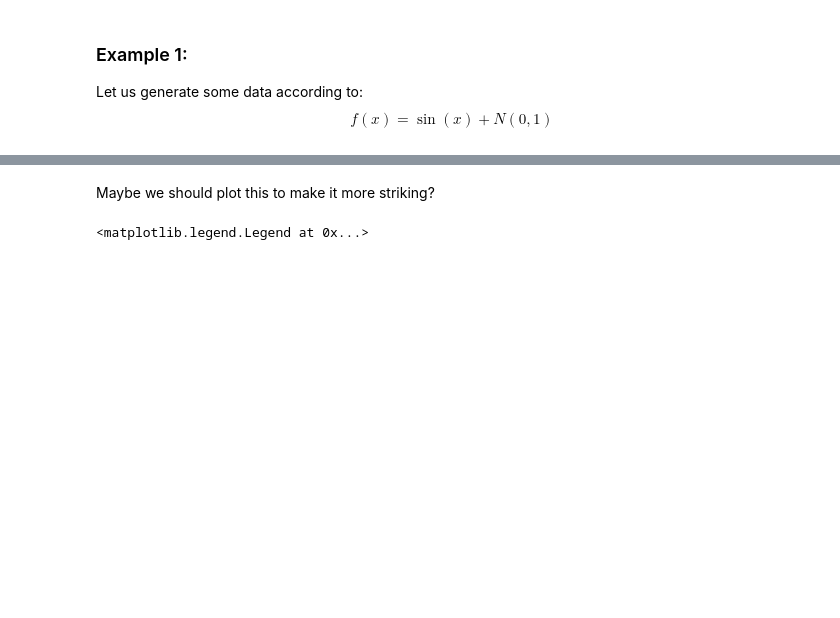
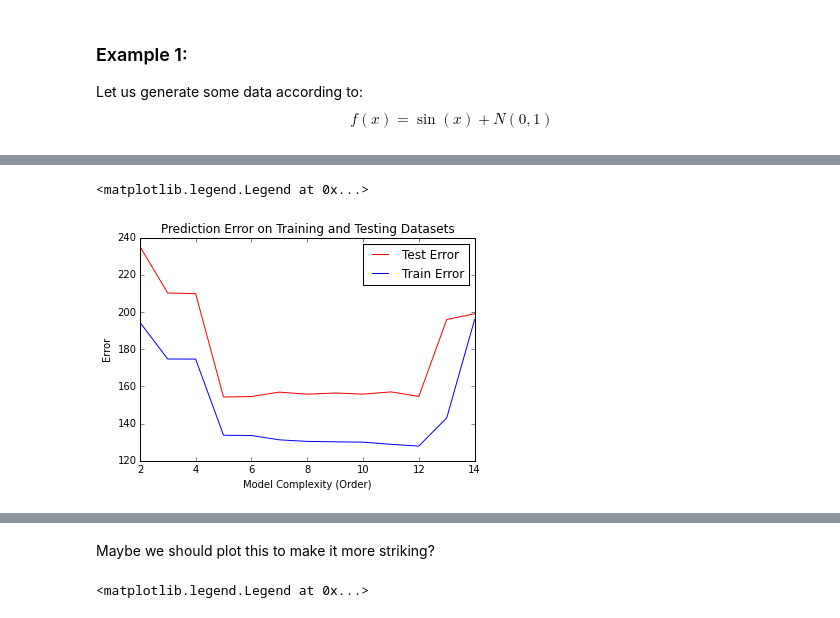
Before and after one commit to zafarali/explore-intelligence, a Jupyter notebook: 598/Lecture3.ipynb, the cells around one changed output, grey strips where cells are left out. Drawn from its saved outputs; the diff is of its cells as text; code cells hidden in the pictures; blank space fills up the shorter version.

```diff
--- a/598/Lecture3.ipynb
+++ b/598/Lecture3.ipynb
@@ -218,0 +219,11 @@ ORDER    TRAIN ERROR     TEST ERROR
+# %%
+complexity, prediction_error_train, prediction_error_test =  tt_plot.T
+plt.plot(complexity, prediction_error_test, 'r-', label='Test Error')
+plt.plot(complexity, prediction_error_train, 'b-', label='Train Error')
+plt.title('Prediction Error on Training and Testing Datasets')
+plt.xlabel('Model Complexity (Order)')
+plt.ylabel('Error')
+plt.legend()
+# %% [output]
+<matplotlib.legend.Legend at 0x...>
+[figure, added]
```
Also changed, not shown: parts of 12 cells of this notebook.
